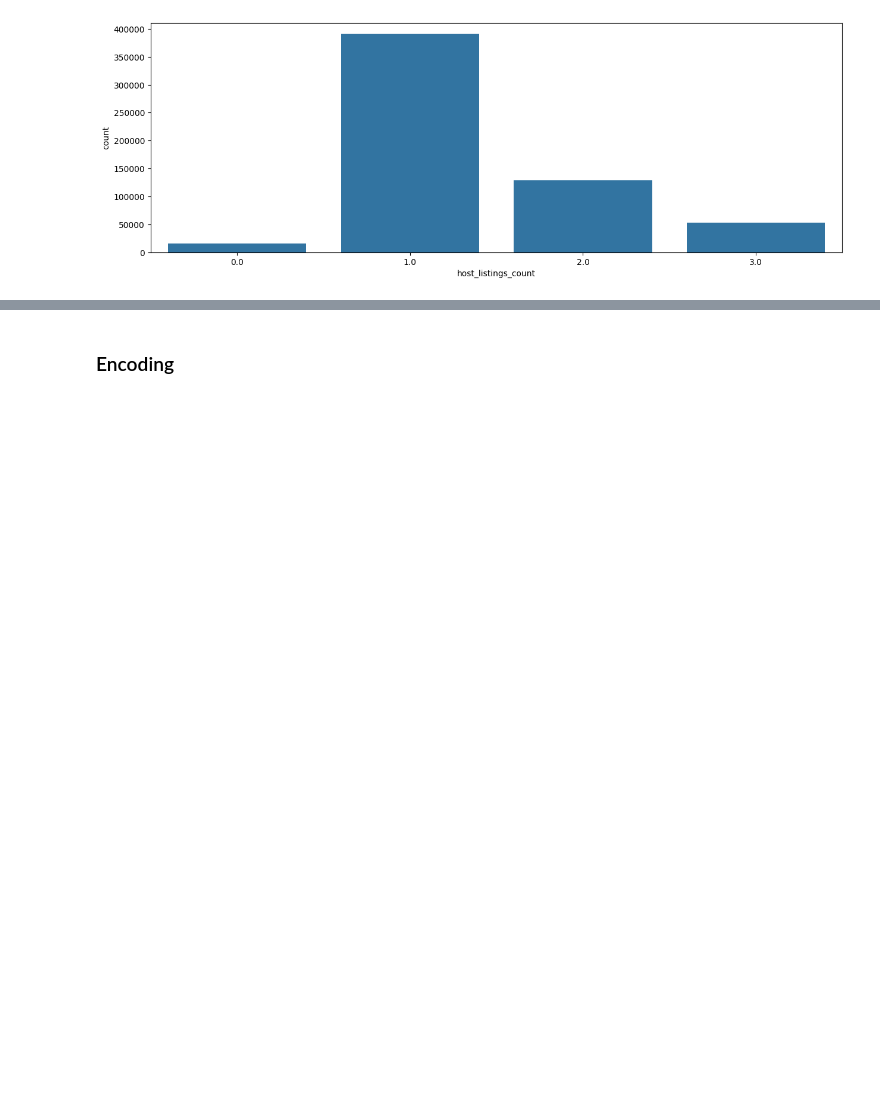
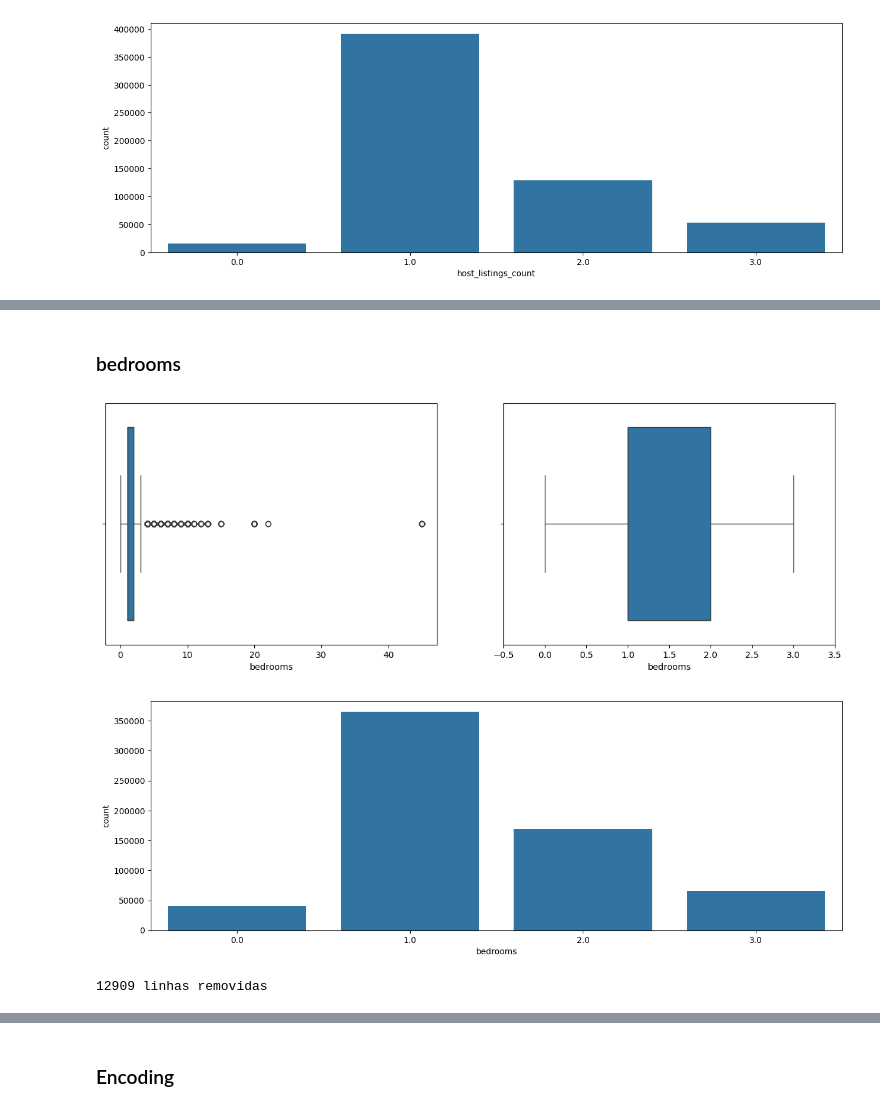
Before and after one commit to dePinhoPaulo/Python-Impressionador, a Jupyter notebook: 05. Impressionador/39. Projeto 3 - Ciência de Dados - Aplicação de Mercado de Trabalho/Projeto de Ciência de Dados e Recomendações - Solução Airbnb Rio.ipynb, the cells around one changed output, grey strips where cells are left out. Drawn from its saved outputs; the diff is of its cells as text; code cells hidden in the pictures; blank space fills up the shorter version.

```diff
--- a/05. Impressionador/39. Projeto 3 - Ciência de Dados - Aplicação de Mercado de Trabalho/Projeto de Ciência de Dados e Recomendações - Solução Airbnb Rio.ipynb
+++ b/05. Impressionador/39. Projeto 3 - Ciência de Dados - Aplicação de Mercado de Trabalho/Projeto de Ciência de Dados e Recomendações - Solução Airbnb Rio.ipynb
@@ -436,0 +460,16 @@ grafico_barra(base_airbnb['host_listings_count'])
+# %%
+base_airbnb, linhas_removidas = excluir_outliers(base_airbnb, 'bathrooms')
+print('{} linhas removidas'.format(linhas_removidas))
+# %% [markdown]
+### bedrooms
+# %%
+diagrama_caixa(base_airbnb['bedrooms'])
+grafico_barra(base_airbnb['bedrooms'])
+# %% [output]
+[figure, added]
+[figure, added]
+# %%
+base_airbnb, linhas_removidas = excluir_outliers(base_airbnb, 'bedrooms')
+print('{} linhas removidas'.format(linhas_removidas))
+# %% [output]
+12909 linhas removidas
```
Also changed, not shown: parts of 25 cells of this notebook, 1 other file.
